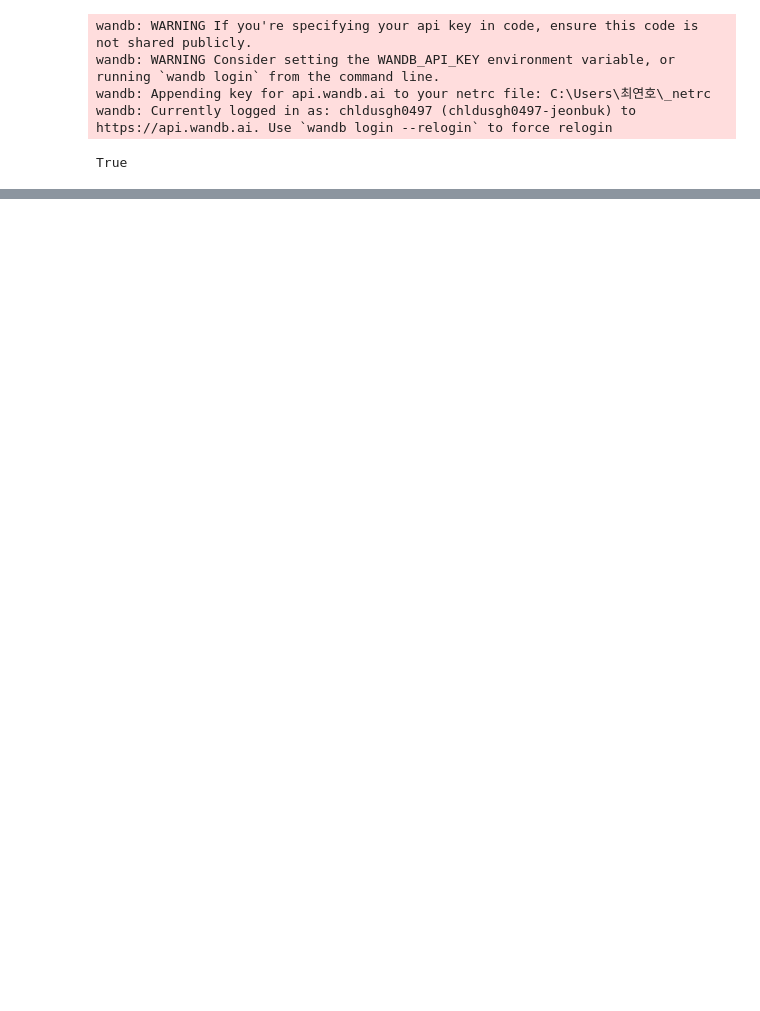
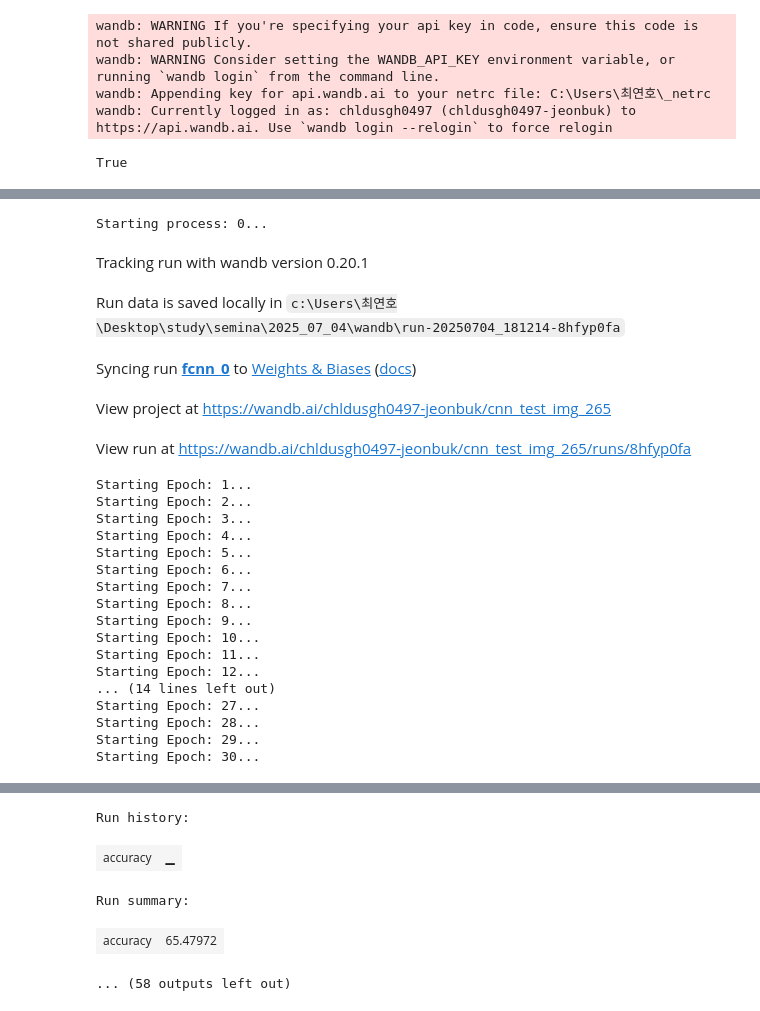
Before and after one commit to RGBRaccoon/semina, a Jupyter notebook: 2025_07_04/cnn.ipynb, the cells around one changed output, grey strips where cells are left out. Cells and saved outputs as stored; diff of their text form; code cells hidden in the pictures; blank space fills up the shorter version.

```diff
--- a/2025_07_04/cnn.ipynb
+++ b/2025_07_04/cnn.ipynb
@@ -229,0 +262,63 @@ Starting Epoch: 30...
+# %%
+
+def process_model_1(learning_rate=0.001, image_size=64, batch_size=128, hidden_size_list=[32,64,128],  epochs=10, i=0):
+    #데이터 호출
+    wandb.init(project="cnn_test_img_265", name=f"fcnn_{i}",config={
+        "learning_rate": learning_rate,
+        "image_size": image_size,
+        "batch_size": batch_size,
+        "epochs": epochs,
+        "hidden_size_list": hidden_size_list,
+        })
+    device= torch.device("cuda" if torch.cuda.is_available() else "cpu")
+
+
+    train_loader, val_loader, test_loader= data_load(image_size, batch_size)
+    hidden_size_list.reverse()
+    # model= convolution(conv1_out=hidden_size_list[0], conv2_out=hidden_size_list[1], fc1_out=hidden_size_list[2], fc2_out=2, input_size=image_size)
+    model =SimpleFCNN(input_size=image_size, hidden_sizes=hidden_size_list, num_classes=2)
+    #optimizer 선택
+    optimizer= optim.Adam(model.parameters(), lr=learning_rate)
+    criterion= nn.CrossEntropyLoss()
+
+    #모델 생성
+    #모델 학습
+    model= train_model(model=model,device=device, train_loader=train_loader, val_loader=val_loader, criterion=criterion, optimizer=optimizer, epochs=epochs)
+
+    #모델평가
+    accuracy, conf_matrix= evaluate_model(model=model, device=device, test_loader=test_loader)
+    wandb.log({"accuracy": accuracy, "conf_matrix": conf_matrix})
+    wandb.finish()
+# %%
+for i in range(5):
+    for learning_rate in params['learning_rate']:
+       for image_size in params['image_size']:
+           for batch_size in params['batch_size']:
+               for epochs in params['epochs']:
+                   for hidden_size_list in params['hidden_sizes']:
+                       print(f'Starting process: {i}...')
+                       process_model_1(learning_rate=learning_rate, image_size=image_size, batch_size=batch_size, epochs=epochs, hidden_size_list=hidden_size_list, i=i)
+# %% [output]
+Starting process: 0...
+Tracking run with wandb version 0.20.1
+Run data is saved locally in c:\Users\최연호\Desktop\study\semina\2025_07_04\wandb\run-20250704_181214-8hfyp0fa
+Syncing run fcnn_0 to Weights & Biases (docs)
+View project at https://wandb.ai/chldusgh0497-jeonbuk/cnn_test_img_265
+View run at https://wandb.ai/chldusgh0497-jeonbuk/cnn_test_img_265/runs/8hfyp0fa
+Starting Epoch: 1...
+Starting Epoch: 2...
+Starting Epoch: 3...
+Starting Epoch: 4...
+Starting Epoch: 5...
+Starting Epoch: 6...
+Starting Epoch: 7...
+Starting Epoch: 8...
+Starting Epoch: 9...
+Starting Epoch: 10...
+Starting Epoch: 11...
+Starting Epoch: 12...
+... (14 lines left out)
+Starting Epoch: 27...
+Starting Epoch: 28...
+Starting Epoch: 29...
+Starting Epoch: 30...
@@ -229,0 +326,5 @@ Starting Epoch: 30...
+Run history:
+| accuracy | ▁ |
+Run summary:
+| accuracy | 65.47972 |
+... (58 outputs left out)
```
Also changed, not shown: parts of 4 cells of this notebook.
